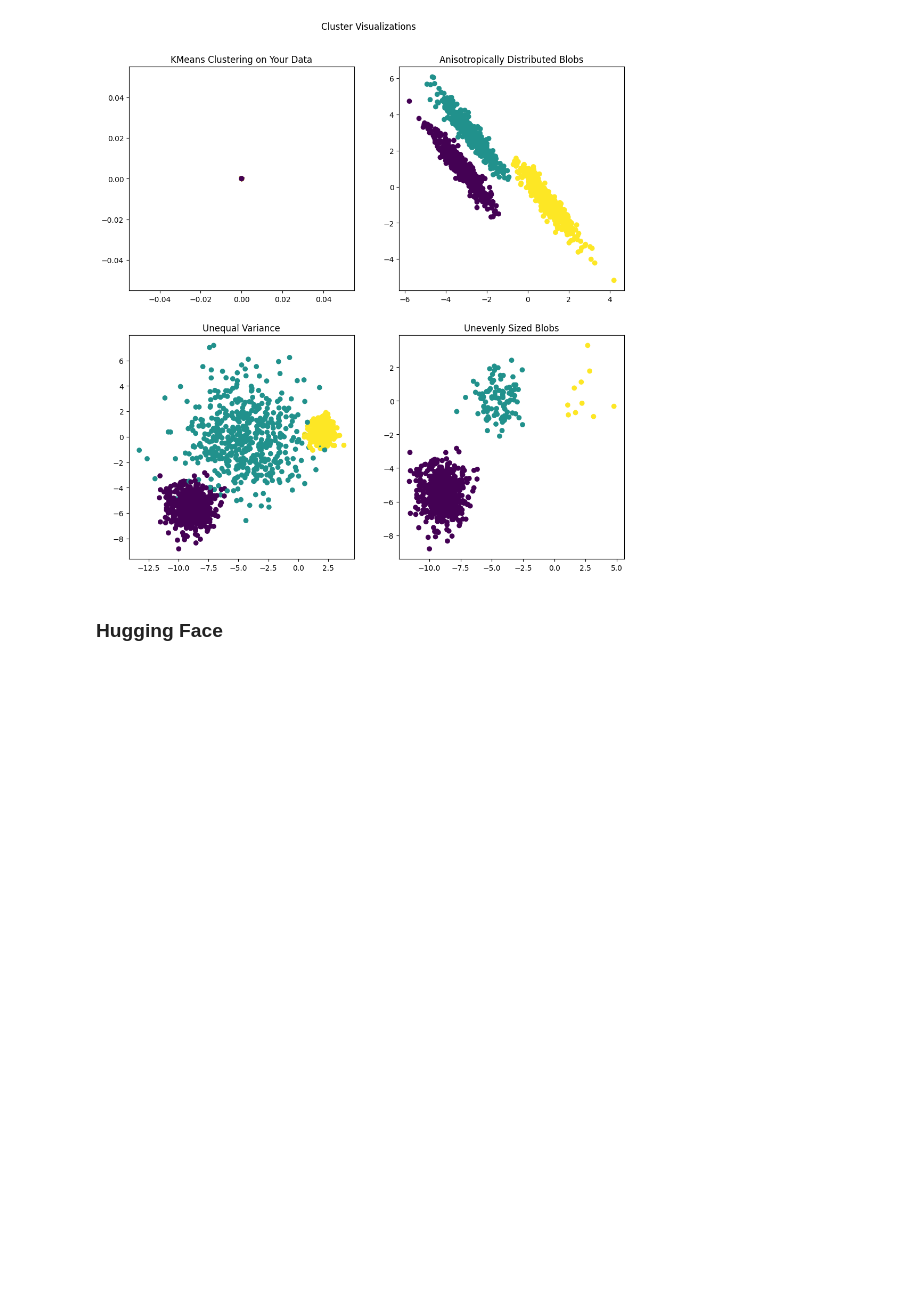
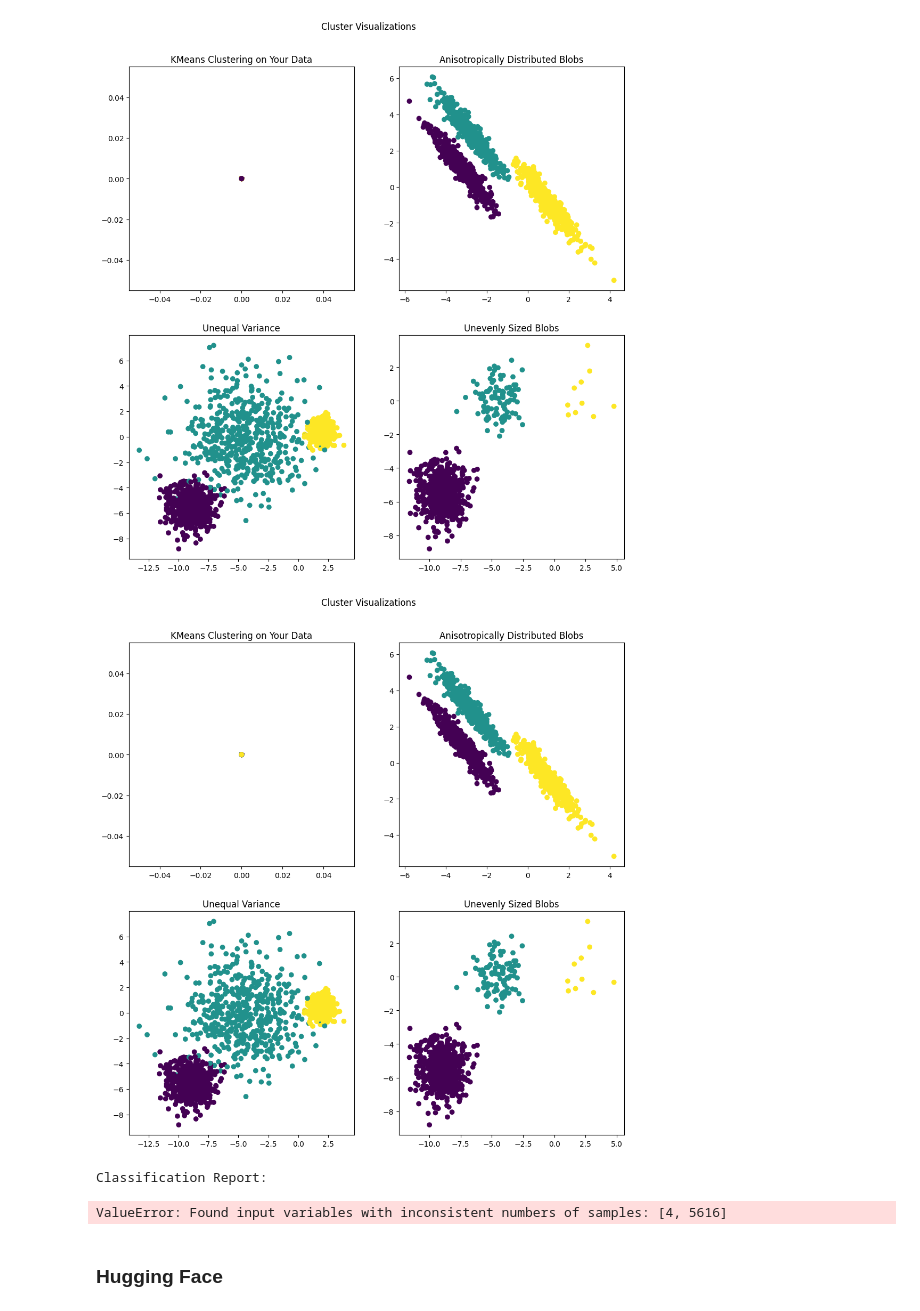
Before and after one commit to enriqfatima/COGS138_GROUP_13, a Jupyter notebook: COGS138_Final.ipynb, the cells around one changed output. Saved outputs shown, nothing was run; the diff lists cells and outputs as text; code cells hidden in the pictures; blank space fills up the shorter version.

```diff
--- a/COGS138_Final.ipynb
+++ b/COGS138_Final.ipynb
@@ -876,6 +867,72 @@ plt.suptitle('Cluster Visualizations').set_y(0.95)
 plt.show()
 # %% [output]
 [figure]
+# %%
+# https://scikit-learn.org/stable/modules/generated/sklearn.preprocessing.StandardScaler.html
+# https://scikit-learn.org/stable/modules/generated/sklearn.preprocessing.LabelEncoder.html
+
+from sklearn.preprocessing import StandardScaler, LabelEncoder
+y_true_str = np.array(['Moderate_Demeneted', 'Very_Mild_Demented', 'Mild_Demented', 'Non_Demented'])
+
+label_encoder = LabelEncoder() # Encode the string labels to integers
+y_true = label_encoder.fit_transform(y_true_str) # Fit label encoder and return encoded labels
+
+scaler = StandardScaler() # Standardize the data
+X_scaled = scaler.fit_transform(two_dim_all_datasets_array) # Fit to data, then transform it.
+kmeans = KMeans(n_clusters=4, random_state=42).fit(X_scaled) # fit the scaled data
+y_pred = kmeans.labels_ # Labels of each point
+
+
+n_samples = 1500
+random_state = 170
+transformation = [[0.60834549, -0.63667341], [-0.40887718, 0.85253229]]
+
+X, y = make_blobs(n_samples=n_samples, random_state=random_state)  # Generate Gaussian blobs
+X_aniso = np.dot(X, transformation)  # Anisotropic blobs
+X_varied, y_varied = make_blobs(n_samples=n_samples, cluster_std=[1.0, 2.5, 0.5], random_state=random_state)  # Unequal variance
+X_filtered = np.vstack((X[y == 0][:500], X[y == 1][:100], X[y == 2][:10]))  # Unevenly sized blobs
+y_filtered = [0] * 500 + [1] * 100 + [2] * 10
+
+fig, axs = plt.subplots(nrows=2, ncols=2, figsize=(12, 12))
+axs[0, 0].scatter(X_scaled[:, 0], X_scaled[:, 1], c=y_pred, cmap='viridis')
+axs[0, 0].set_title('KMeans Clustering on Your Data')
+
+axs[0, 1].scatter(X_aniso[:, 0], X_aniso[:, 1], c=y, cmap='viridis')
+axs[0, 1].set_title('Anisotropically Distributed Blobs')
+
+axs[1, 0].scatter(X_varied[:, 0], X_varied[:, 1], c=y_varied, cmap='viridis')
+axs[1, 0].set_title('Unequal Variance')
+
+axs[1, 1].scatter(X_filtered[:, 0], X_filtered[:, 1], c=y_filtered, cmap='viridis')
+axs[1, 1].set_title('Unevenly Sized Blobs')
+
+plt.suptitle('Cluster Visualizations', y=0.95)
+plt.show()
+
+from sklearn.metrics import confusion_matrix, classification_report
+# Compare the cluster labels with the true labels
+print('Confusion Matrix:')
+print(confusion_matrix(y_true, y_pred))
+
+print('\nClassification Report:')
+print(classification_report(y_true, y_pred))
+
+print('\nCluster Centers (in standardized form):')
+print(kmeans.cluster_centers_)
+
+# Optionally, map cluster labels back to original string labels
+cluster_to_label_mapping = {i: label_encoder.inverse_transform([i])[0] for i in range(4)}
+print('\nCluster to Label Mapping:')
+print(cluster_to_label_mapping)
+
+# Map the predicted cluster labels to original string labels
+y_pred_str = label_encoder.inverse_transform(y_pred)
+print('\nPredicted String Labels:')
+print(y_pred_str)
+# %% [output]
+[figure, added]
+Classification Report:
+ValueError: Found input variables with inconsistent numbers of samples: [4, 5616]
 # %% [markdown]
 ### Hugging Face
 # %%
```
Also changed, not shown: parts of 14 cells of this notebook.
